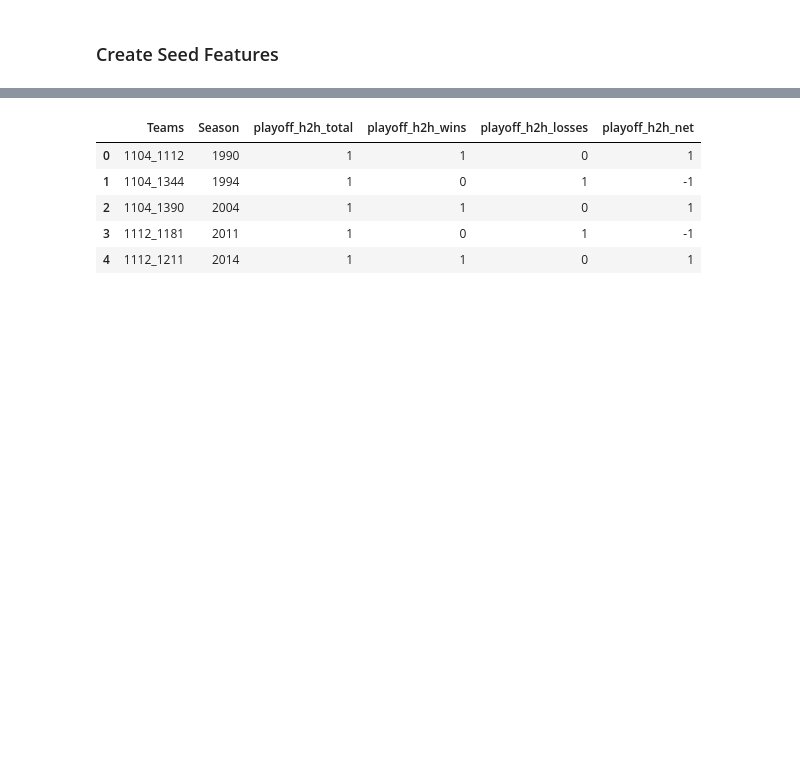
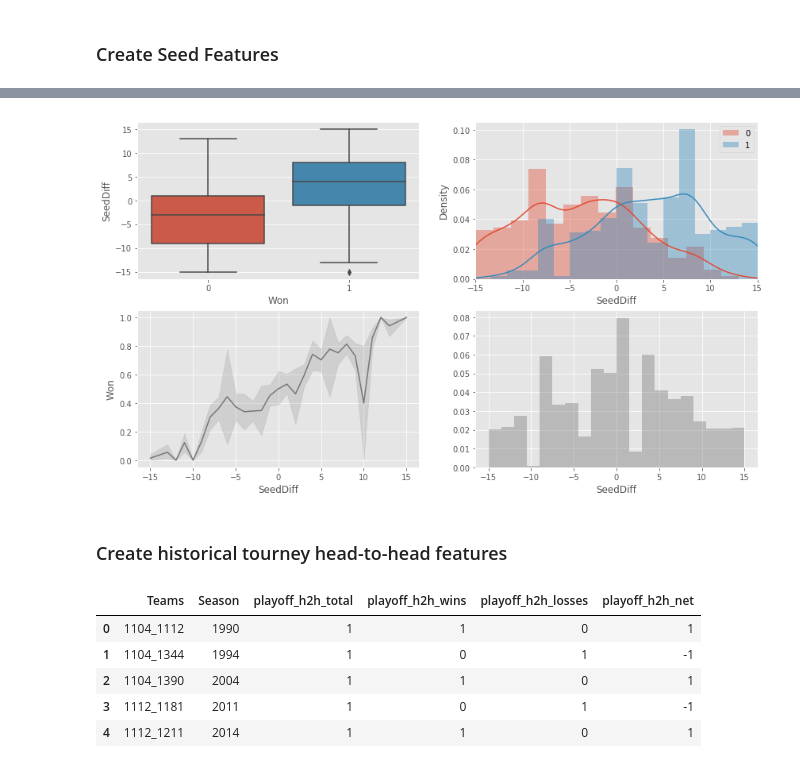
Before and after one commit to nyjgary/march-madness-2020, a Jupyter notebook: March-Madness-2020.ipynb, the cells around one changed output, grey strips where cells are left out. Cells and saved outputs as stored; diff of their text form; code cells hidden in the pictures; blank space fills up the shorter version.

```diff
--- a/March-Madness-2020.ipynb
+++ b/March-Madness-2020.ipynb
@@ -188,3 +223,9 @@ data.head()
+# %%
+clf_eda_numeric(data, feature='SeedDiff')
+# %% [output]
+[figure, added]
+# %% [markdown]
+### Create historical tourney head-to-head features
 # %%
 playoff_h2h = compact_results\
     .merge(compact_results, how='left', on='Teams', suffixes=('_1','_2'))\
```
Also changed, not shown: parts of 12 cells of this notebook.
